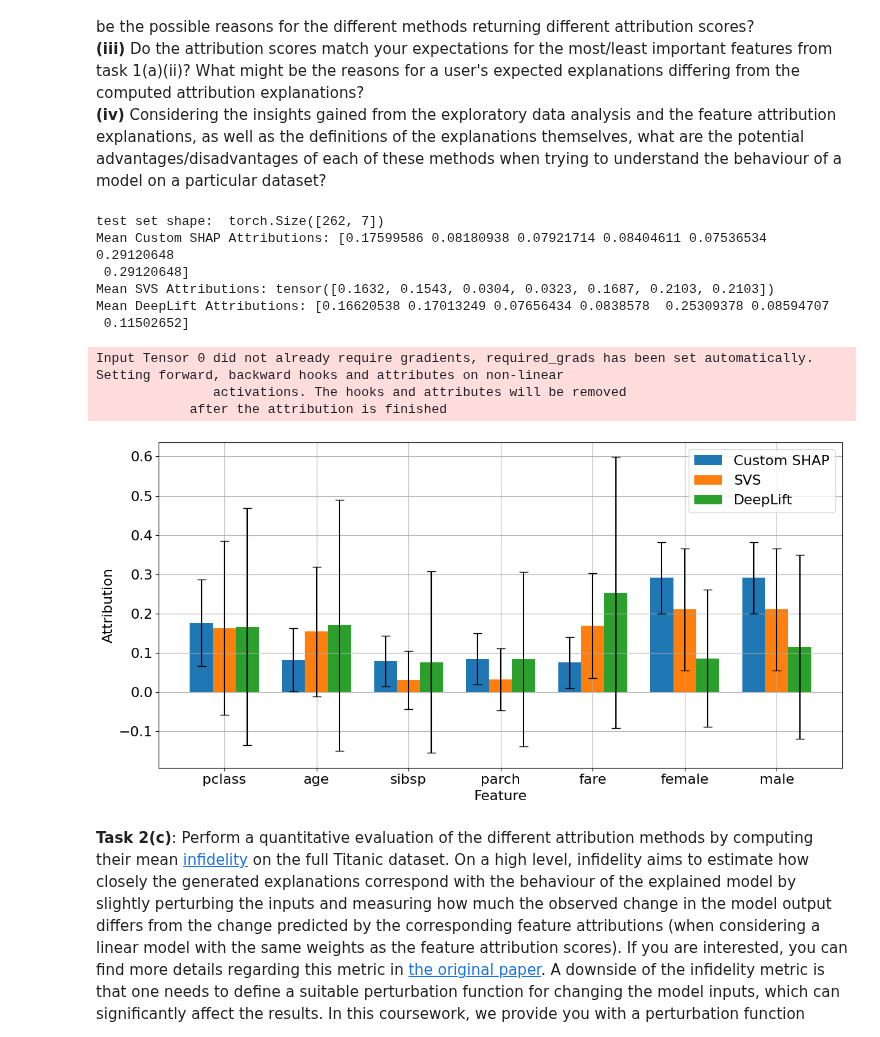
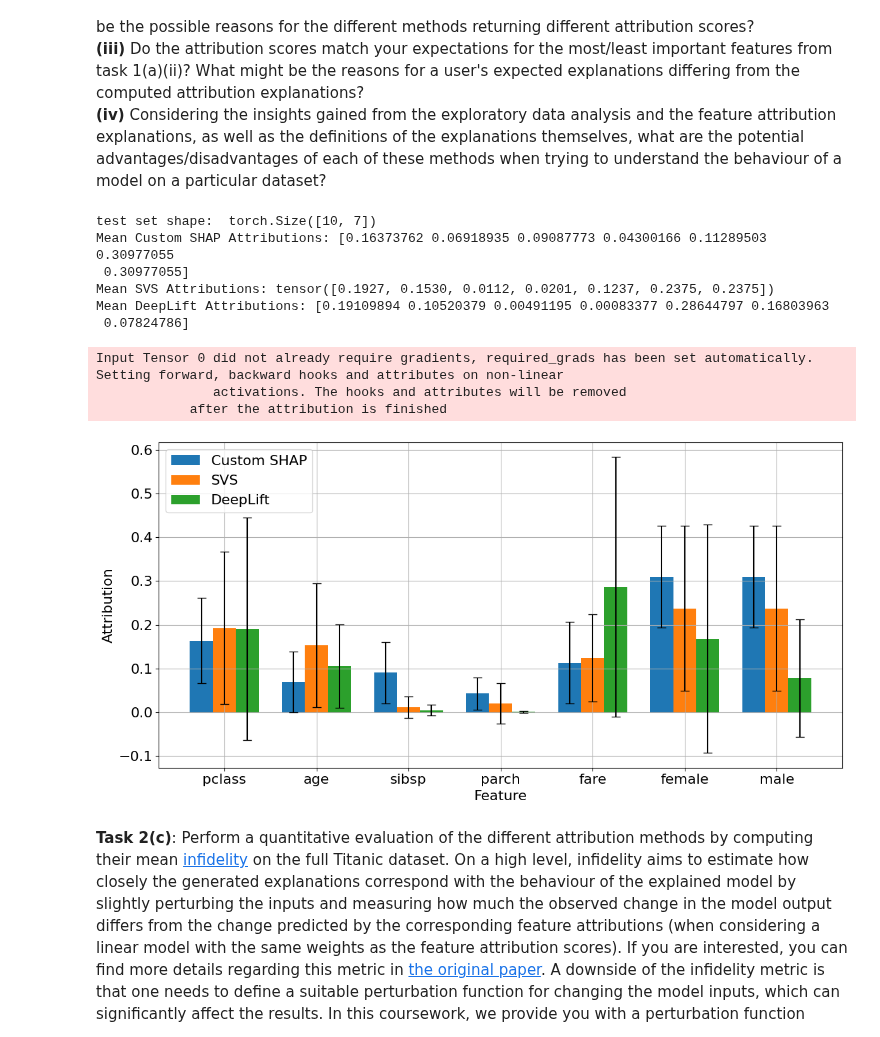
Before and after one commit to khigashinosg/Explainability-in-AI, a Jupyter notebook: Explainability CW.ipynb, the cells around one changed output. Drawn from its saved outputs; the diff is of its cells as text; code cells hidden in the pictures.

```diff
--- a/Explainability CW.ipynb
+++ b/Explainability CW.ipynb
@@ -666,7 +666,7 @@ feature_mask = torch.tensor([[0, 1, 2, 3, 4, 5, 5]]).to(DEVICE)
 random_sample = False
 
 if random_sample == False:
-    test_set = torch.Tensor(test_dataset.samples[:]) # same as randomly selecting 10 samples from the test set
+    test_set = torch.Tensor(test_dataset.samples[:100:10]) # same as randomly selecting 10 samples from the test set
     print('test set shape: ', test_set.shape)
 else:
     torch.manual_seed(99)
@@ -704,40 +704,40 @@ bar_width = 0.25  # Adjusted width of the bars
 # Setting the positions of the bars
 x_pos = np.arange(n_bars)
 x_pos_custom = x_pos - bar_width
 x_pos_svs = x_pos
 x_pos_dl = x_pos + bar_width
 
 # Creating the plot
 plt.figure(figsize=(12, 6))  # Adjusted figure size
 
 # Plotting the data with standard deviation bars
 plt.bar(x_pos_custom, mean_custom_shap_values, bar_width, yerr=std_custom_shap_values, capsize=5, label='Custom SHAP')
 plt.bar(x_pos_svs, mean_svs_attributions.numpy(), bar_width, yerr=std_svs_attributions.numpy(), capsize=5, label='SVS')
 plt.bar(x_pos_dl, mean_dl_attributions, bar_width, yerr=std_dl_attributions.detach().numpy(), capsize=5, label='DeepLift')
 
 # Adding labels and title
 plt.xticks(x_pos, ['pclass', 'age', 'sibsp', 'parch', 'fare', 'female', 'male'], fontsize=16)
 plt.yticks(fontsize=16)
 plt.ylabel('Attribution',fontsize=16)
 plt.xlabel('Feature', fontsize=16)
 plt.legend(fontsize=16)
 
 # Display the plot
 plt.tight_layout()
 plt.grid()
 plt.show()
 # %% [output]
-test set shape:  torch.Size([262, 7])
-Mean Custom SHAP Attributions: [0.17599586 0.08180938 0.07921714 0.08404611 0.07536534 0.29120648
- 0.29120648]
-Mean SVS Attributions: tensor([0.1632, 0.1543, 0.0304, 0.0323, 0.1687, 0.2103, 0.2103])
-Mean DeepLift Attributions: [0.16620538 0.17013249 0.07656434 0.0838578  0.25309378 0.08594707
- 0.11502652]
+test set shape:  torch.Size([10, 7])
+Mean Custom SHAP Attributions: [0.16373762 0.06918935 0.09087773 0.04300166 0.11289503 0.30977055
+ 0.30977055]
+Mean SVS Attributions: tensor([0.1927, 0.1530, 0.0112, 0.0201, 0.1237, 0.2375, 0.2375])
+Mean DeepLift Attributions: [0.19109894 0.10520379 0.00491195 0.00083377 0.28644797 0.16803963
+ 0.07824786]
 Input Tensor 0 did not already require gradients, required_grads has been set automatically.
 Setting forward, backward hooks and attributes on non-linear
                activations. The hooks and attributes will be removed
             after the attribution is finished
-[figure, old version]
+[figure, new version]
 # %% [markdown]
 **Task 2(c)**: Perform a quantitative evaluation of the different attribution methods by computing their mean [infidelity](https://captum.ai/api/metrics.html) on the full Titanic dataset. On a high level, infidelity aims to estimate how closely the generated explanations correspond with the behaviour of the explained model by slightly perturbing the inputs and measuring how much the observed change in the model output differs from the change predicted by the corresponding feature attributions (when considering a linear model with the same weights as the feature attribution scores). If you are interested, you can find more details regarding this metric in [the original paper](https://arxiv.org/abs/1901.09392). A downside of the infidelity metric is that one needs to define a suitable perturbation function for changing the model inputs, which can significantly affect the results. In this coursework, we provide you with a perturbation function adding Gaussian noise to continuous features and performing resampling for categorical features. In your evaluation, you should experiment with two or three different standard deviations and categorical resampling probabilities. Once you are done, add a table summarising the results to your report and comment on the findings. Note that lower infidelity scores are better.
 
```
Also changed, not shown: parts of 1 cell of this notebook.
